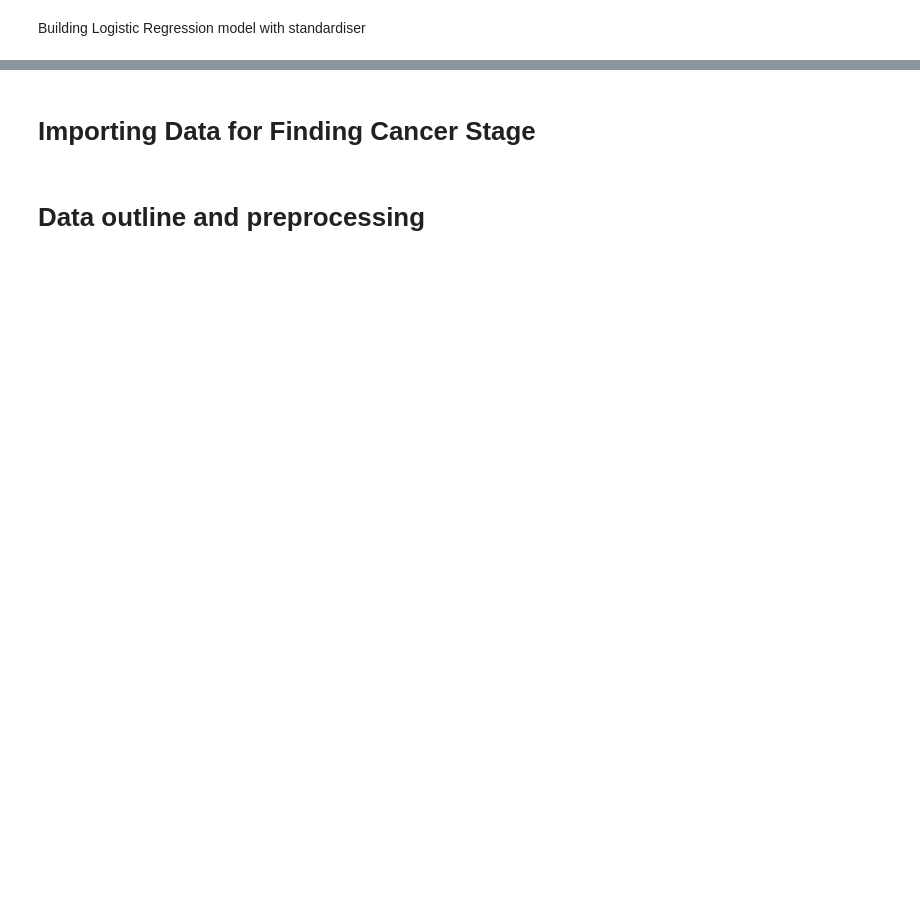
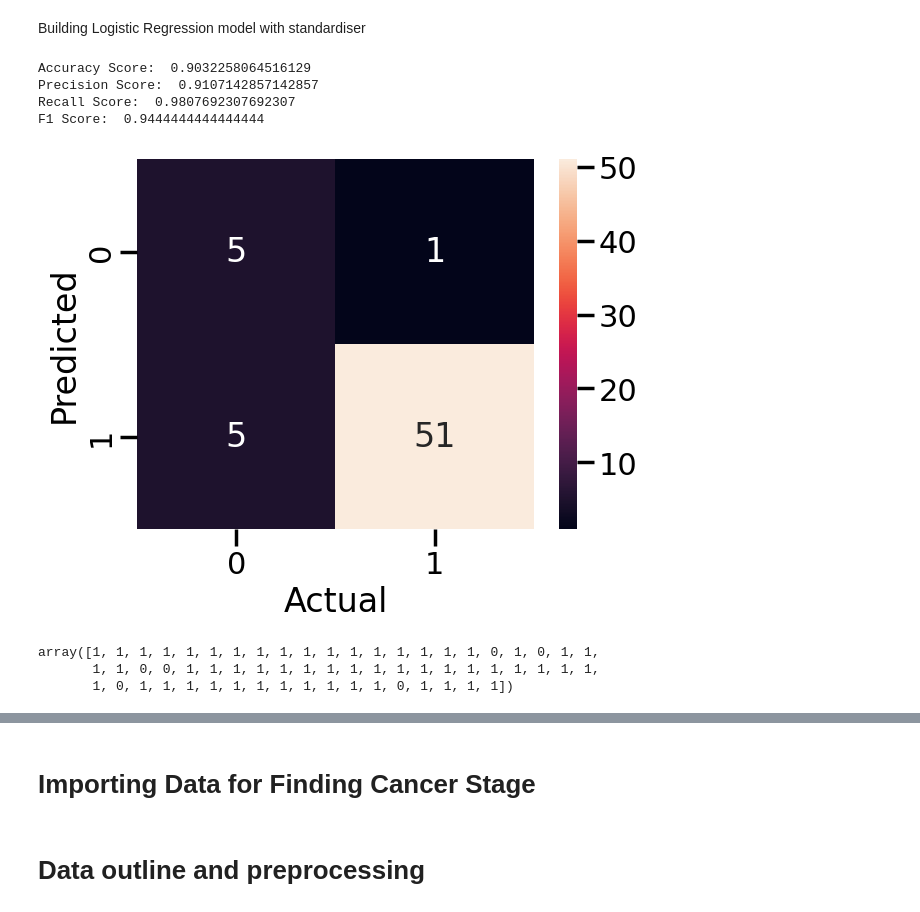
Before and after one commit to xxiamdsk/lungs-cancer, a Jupyter notebook: Notebook/Lungs Cancer Prediction.ipynb, the cells around one changed output, grey strips where cells are left out. Cells and saved outputs as stored; diff of their text form; code cells hidden in the pictures; blank space fills up the shorter version.

```diff
--- a/Notebook/Lungs Cancer Prediction.ipynb
+++ b/Notebook/Lungs Cancer Prediction.ipynb
@@ -234,9 +390,24 @@ Building Logistic Regression model with standardiser
 # %%
 from sklearn.pipeline import make_pipeline
 from sklearn.preprocessing import StandardScaler
 
 lr_clf_pipe = make_pipeline(StandardScaler(), LogisticRegression())
 lr_clf_pipe.fit(X_train, y_train)
 
-y_pred1 = lr_clf_pipe.predict(X_test)
+y_pred1 = lr_clf_pipe.predict(X_test_p)
 evaluate_model(y_test, y_pred1)
+# %% [output]
+Accuracy Score:  0.9032258064516129
+Precision Score:  0.9107142857142857
+Recall Score:  0.9807692307692307
+F1 Score:  0.9444444444444444
+[figure, added]
+# %%
+import joblib
+joblib.dump(lr_clf_pipe, 'lung_cancer_predictor_model.pkl')
+model = joblib.load('lung_cancer_predictor_model.pkl')
+model.predict(X_test_p)
+# %% [output]
+array([1, 1, 1, 1, 1, 1, 1, 1, 1, 1, 1, 1, 1, 1, 1, 1, 1, 0, 1, 0, 1, 1,
+       1, 1, 0, 0, 1, 1, 1, 1, 1, 1, 1, 1, 1, 1, 1, 1, 1, 1, 1, 1, 1, 1,
+       1, 0, 1, 1, 1, 1, 1, 1, 1, 1, 1, 1, 1, 0, 1, 1, 1, 1])
```
Also changed, not shown: parts of 45 cells of this notebook, 14 other files.
